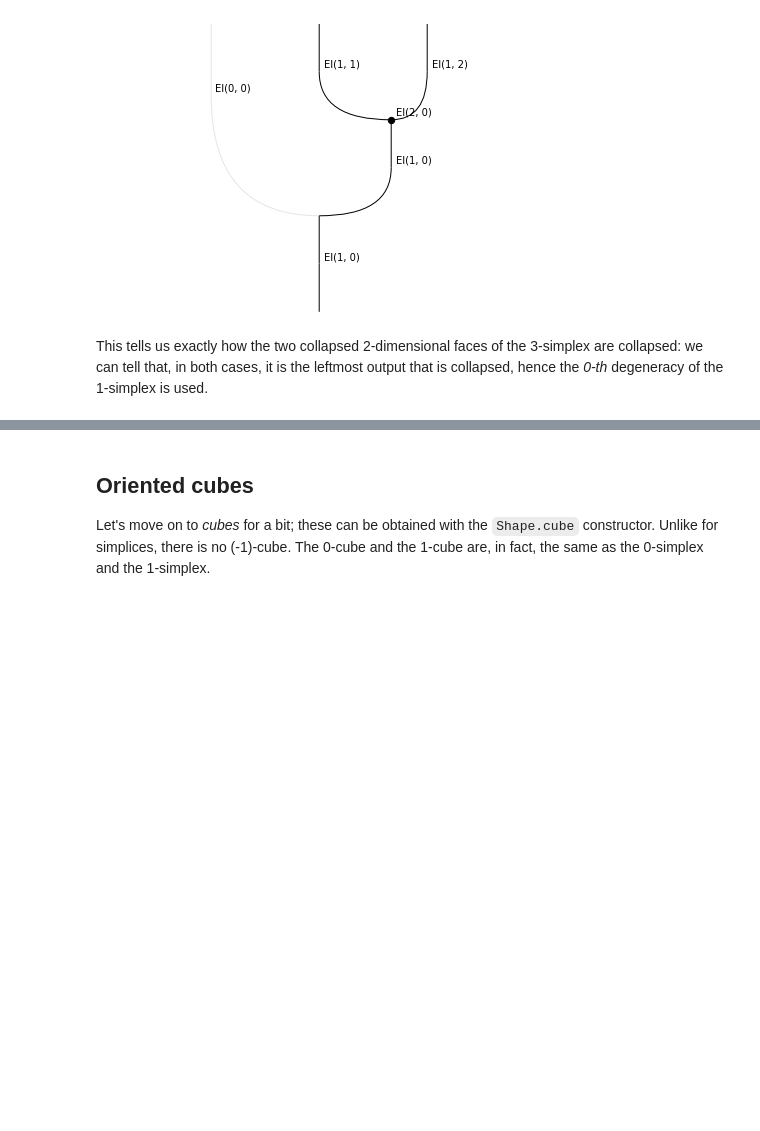
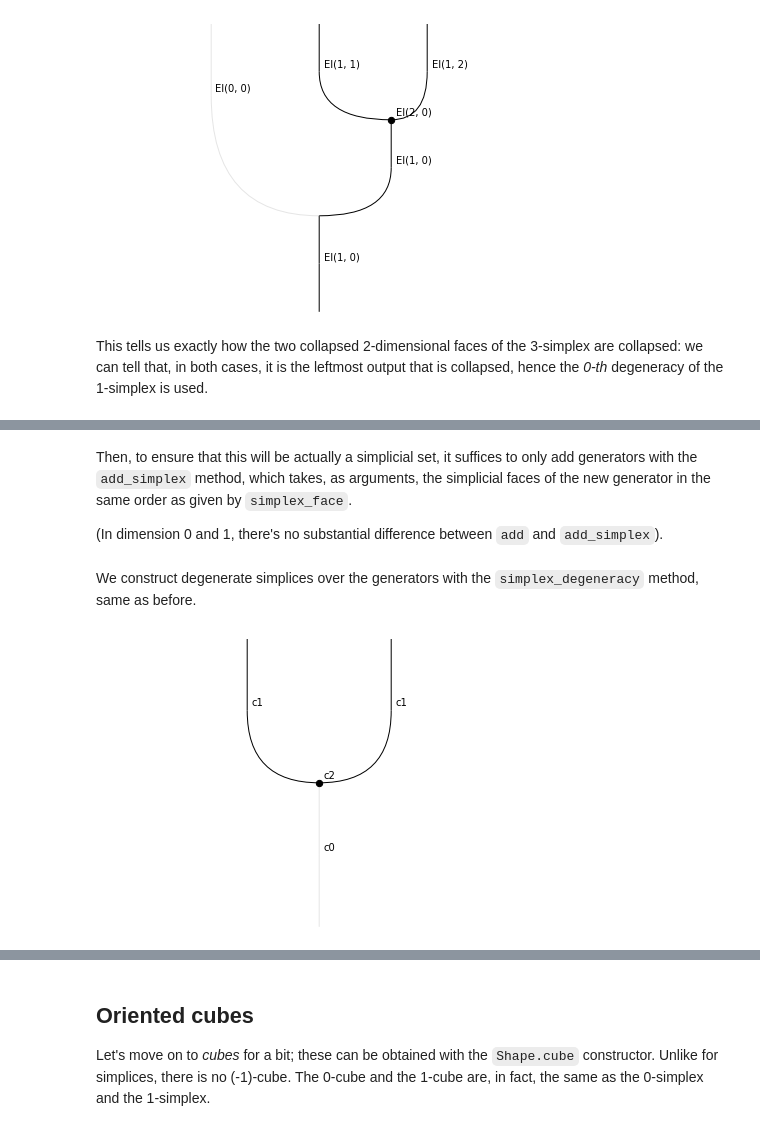
Before and after one commit to ahadziha/rewalt, a Jupyter notebook: docs/notebooks/simplicescubes.ipynb, the cells around one changed output, grey strips where cells are left out. Drawn from its saved outputs; the diff is of its cells as text; code cells hidden in the pictures; blank space fills up the shorter version.

Commit message:
Finished a draft of the cubes/simplices notebook.

```diff
--- a/docs/notebooks/simplicescubes.ipynb
+++ b/docs/notebooks/simplicescubes.ipynb
@@ -209,0 +216,16 @@ This tells us exactly how the two collapsed 2-dimensional faces of the 3-simplex
+# %%
+RP3 = rewalt.DiagSet()
+# %% [markdown]
+Then, to ensure that this will be actually a simplicial set, it suffices to only add generators with the `add_simplex` method, which takes, as arguments, the simplicial faces of the new generator in the same order as given by `simplex_face`.
+
+(In dimension 0 and 1, there's no substantial difference between `add` and `add_simplex`).
+# %%
+c0 = RP3.add_simplex('c0')
+c1 = RP3.add_simplex('c1', c0, c0)
+# %% [markdown]
+We construct degenerate simplices over the generators with the `simplex_degeneracy` method, same as before.
+# %%
+c2 = RP3.add_simplex('c2', c1, c0.simplex_degeneracy(0), c1)
+c2.draw()
+# %% [output]
+[figure, added]
```
Also changed, not shown: parts of 21 cells of this notebook.
